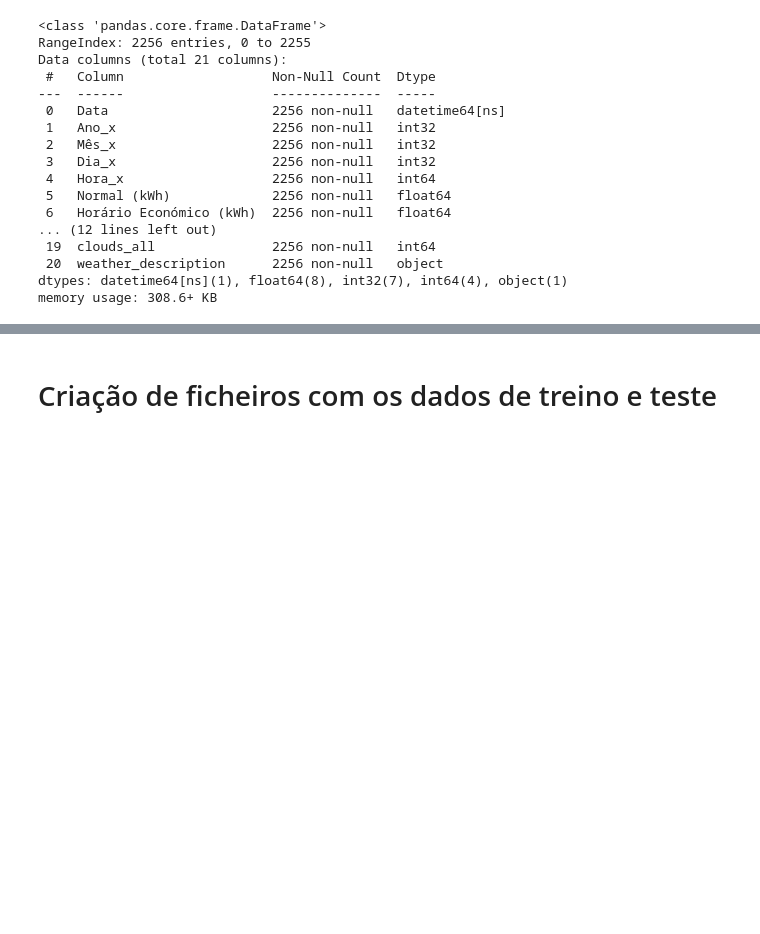
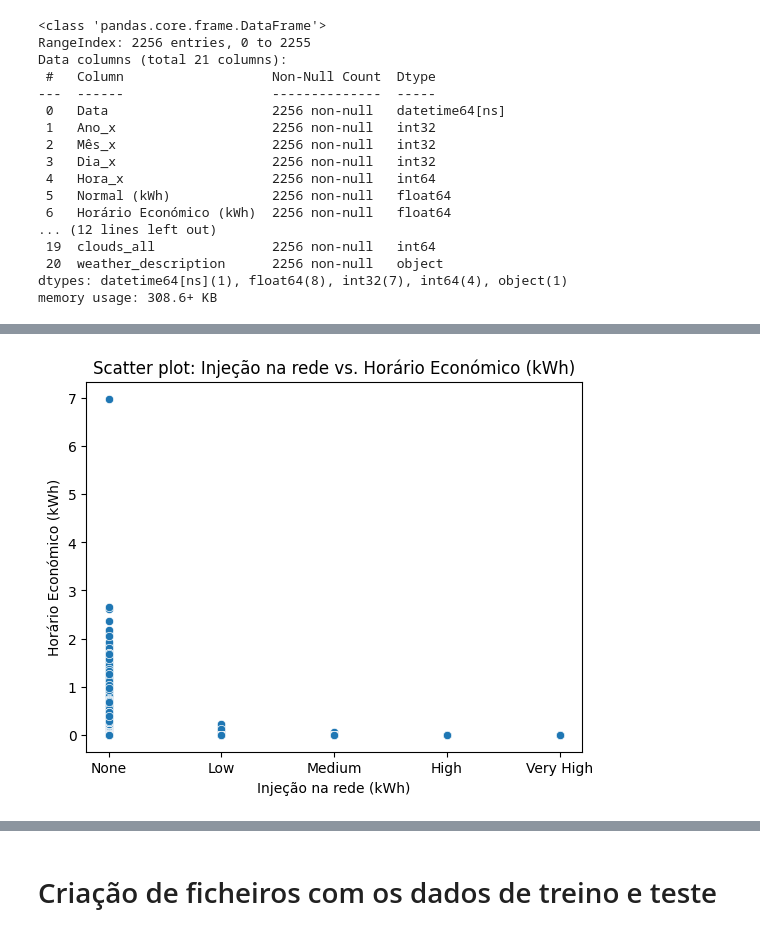
Before and after one commit to orlandopalmeira/Trabalho-DAA-2023-2024, a Jupyter notebook: Tarefa_2/tarefa_2_get_data.ipynb, the cells around one changed output, grey strips where cells are left out. Saved outputs shown, nothing was run; the diff lists cells and outputs as text; code cells hidden in the pictures; blank space fills up the shorter version.

```diff
--- a/Tarefa_2/tarefa_2_get_data.ipynb
+++ b/Tarefa_2/tarefa_2_get_data.ipynb
@@ -544,0 +554,6 @@ memory usage: 308.6+ KB
+# %%
+sns.scatterplot(x='Injeção na rede (kWh)', y='Horário Económico (kWh)', data=data_treino)
+plt.title('Scatter plot: Injeção na rede vs. Horário Económico (kWh)')
+plt.show()
+# %% [output]
+[figure, added]
```
Also changed, not shown: parts of 3 cells of this notebook.
